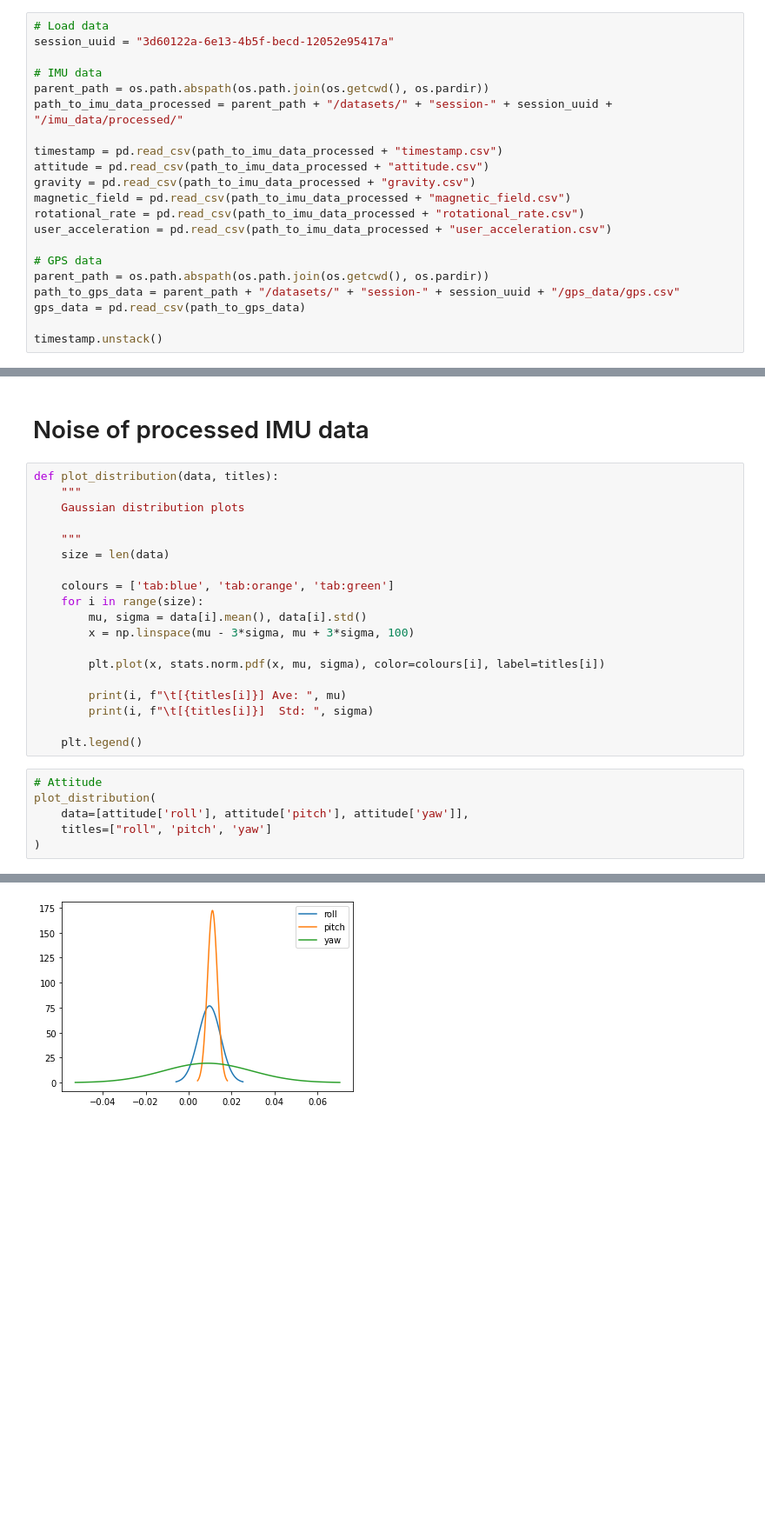
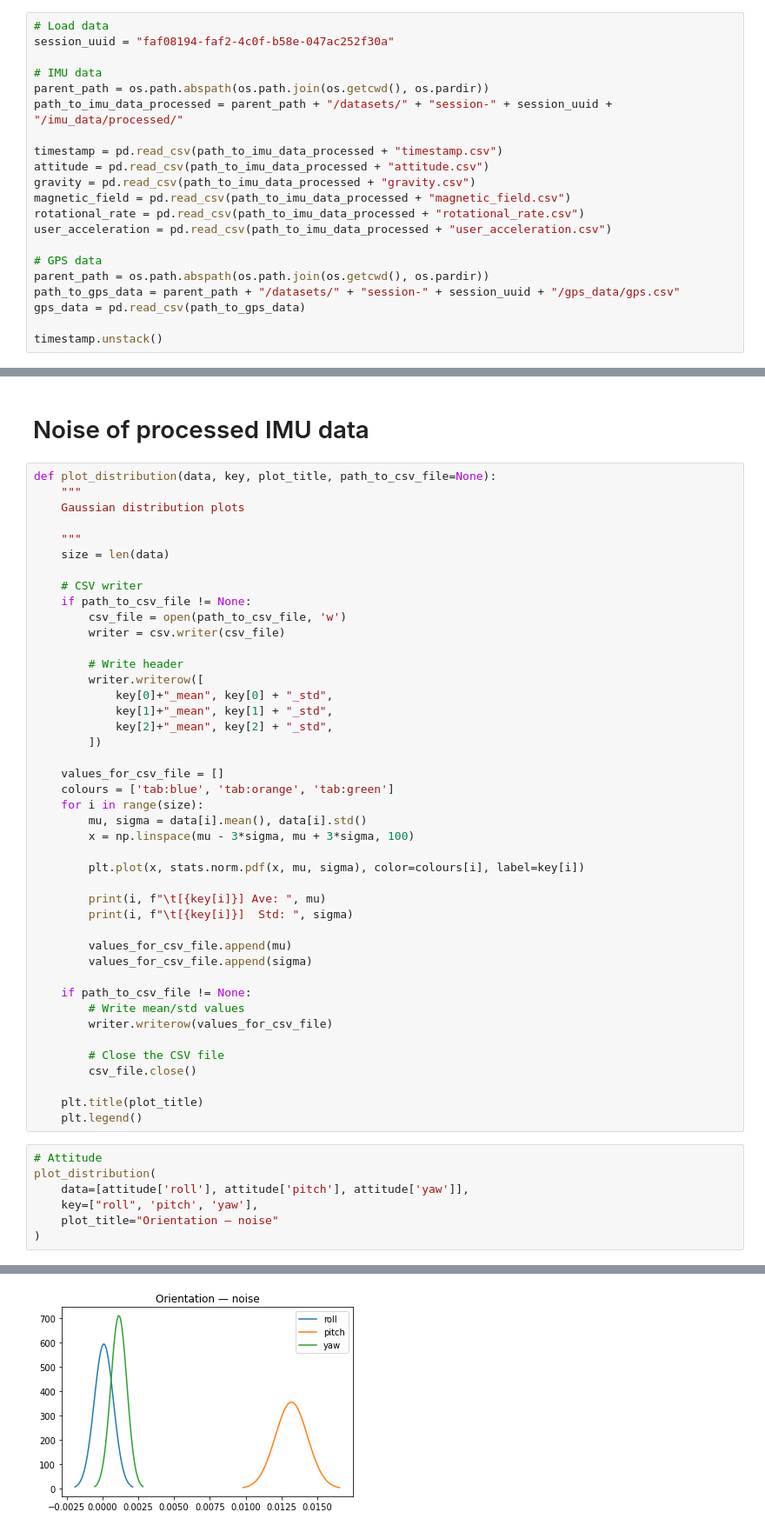
Before and after one commit to 17attert/abacus-imu-experiments, a Jupyter notebook: notebooks/imu_gps_noise_analysis.ipynb, the cells around one changed output, grey strips where cells are left out. Shown at 87% size. Cells and saved outputs as stored; diff of their text form; blank space fills up the shorter version.

```diff
--- a/notebooks/imu_gps_noise_analysis.ipynb
+++ b/notebooks/imu_gps_noise_analysis.ipynb
@@ -12,7 +12,7 @@ import pandas as pd
 import matplotlib.pyplot as plt
 # %%
 # Load data
-session_uuid = "3d60122a-6e13-4b5f-becd-12052e95417a"
+session_uuid = "faf08194-faf2-4c0f-b58e-047ac252f30a"
 
 # IMU data
 parent_path = os.path.abspath(os.path.join(os.getcwd(), os.pardir))
@@ -79,28 +79,53 @@ user_acceleration.plot()
 # %% [markdown]
 # Noise of processed IMU data
 # %%
-def plot_distribution(data, titles):
+def plot_distribution(data, key, plot_title, path_to_csv_file=None):
     """
     Gaussian distribution plots
 
     """
     size = len(data)
 
+    # CSV writer
+    if path_to_csv_file != None:
+        csv_file = open(path_to_csv_file, 'w')
+        writer = csv.writer(csv_file)
+
+        # Write header
+        writer.writerow([
+            key[0]+"_mean", key[0] + "_std",
+            key[1]+"_mean", key[1] + "_std",
+            key[2]+"_mean", key[2] + "_std",
+        ])
+
+    values_for_csv_file = []
     colours = ['tab:blue', 'tab:orange', 'tab:green']
     for i in range(size):
         mu, sigma = data[i].mean(), data[i].std()
         x = np.linspace(mu - 3*sigma, mu + 3*sigma, 100)
 
-        plt.plot(x, stats.norm.pdf(x, mu, sigma), color=colours[i], label=titles[i])
+        plt.plot(x, stats.norm.pdf(x, mu, sigma), color=colours[i], label=key[i])
 
-        print(i, f"\t[{titles[i]}] Ave: ", mu)
-        print(i, f"\t[{titles[i]}]  Std: ", sigma)
+        print(i, f"\t[{key[i]}] Ave: ", mu)
+        print(i, f"\t[{key[i]}]  Std: ", sigma)
 
+        values_for_csv_file.append(mu)
+        values_for_csv_file.append(sigma)
+
+    if path_to_csv_file != None:
+        # Write mean/std values
+        writer.writerow(values_for_csv_file)
+
+        # Close the CSV file
+        csv_file.close()
+
+    plt.title(plot_title)
     plt.legend()
 # %%
 # Attitude
 plot_distribution(
     data=[attitude['roll'], attitude['pitch'], attitude['yaw']],
-    titles=["roll", 'pitch', 'yaw']
+    key=["roll", 'pitch', 'yaw'],
+    plot_title="Orientation — noise"
 )
 # %% [output]
@@ -113,4 +138,4 @@ plot_distribution(
-[figure, old version]
+[figure, new version]
 # %%
 # Gravity (x, y)
 plot_distribution(
```
Also changed, not shown: parts of 11 cells of this notebook, 2 other files.
